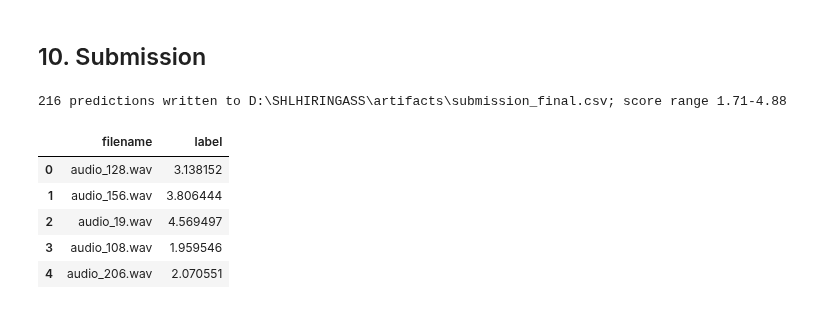
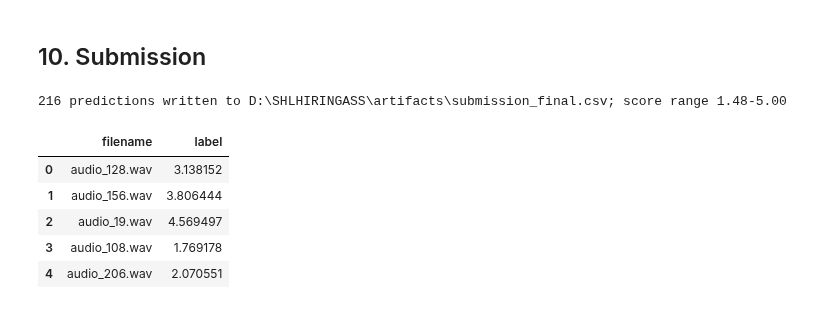
Before and after one commit to Techy-A/shl-grammar-scoring, a Jupyter notebook: kaggle/jobs/notebook/shl_grammar_scoring.ipynb, the cells around one changed output. Saved outputs shown, nothing was run; the diff lists cells and outputs as text; code cells hidden in the pictures.

```diff
--- a/kaggle/jobs/notebook/shl_grammar_scoring.ipynb
+++ b/kaggle/jobs/notebook/shl_grammar_scoring.ipynb
@@ -416,19 +437,24 @@ The final submission is v7 minus 0.118, clipped to [0, 5].
 ## 10. Submission
 # %%
 TEST_SHIFT = -0.118   # measured test-set bias (§9)
+FULL_STRETCH = 1.15   # spread correction for full-length test clips (> 55 s), measured with probes (§9)
 sub = pd.read_csv(ART / "submission.csv")   # blend v7 from 08_blend.py
 assert list(sub.columns) == ["filename", "label"] and len(sub) == len(test) and set(sub.filename) == set(test.filename)
-sub["label"] = (sub.label + TEST_SHIFT).clip(0, 5)
+sub["label"] = sub.label + TEST_SHIFT
+full = sub.filename.map(test.set_index("filename").duration) > 55
+mean = sub.label.mean()
+sub.loc[full, "label"] = mean + FULL_STRETCH * (sub.label[full] - mean)
+sub["label"] = sub.label.clip(0, 5)
 assert sub.label.between(0, 5).all()
 out = Path("/kaggle/working/submission.csv") if ON_KAGGLE else ART / "submission_final.csv"
 sub.to_csv(out, index=False)
 print(f"{len(sub)} predictions written to {out}; score range {sub.label.min():.2f}-{sub.label.max():.2f}")
 sub.head()
 # %% [output]
-216 predictions written to D:\SHLHIRINGASS\artifacts\submission_final.csv; score range 1.71-4.88
+216 predictions written to D:\SHLHIRINGASS\artifacts\submission_final.csv; score range 1.48-5.00
 |  | filename | label |
 | 0 | audio_128.wav | 3.138152 |
 | 1 | audio_156.wav | 3.806444 |
 | 2 | audio_19.wav | 4.569497 |
-| 3 | audio_108.wav | 1.959546 |
+| 3 | audio_108.wav | 1.769178 |
 | 4 | audio_206.wav | 2.070551 |
```
Also changed, not shown: parts of 4 cells of this notebook, 10 other files.
